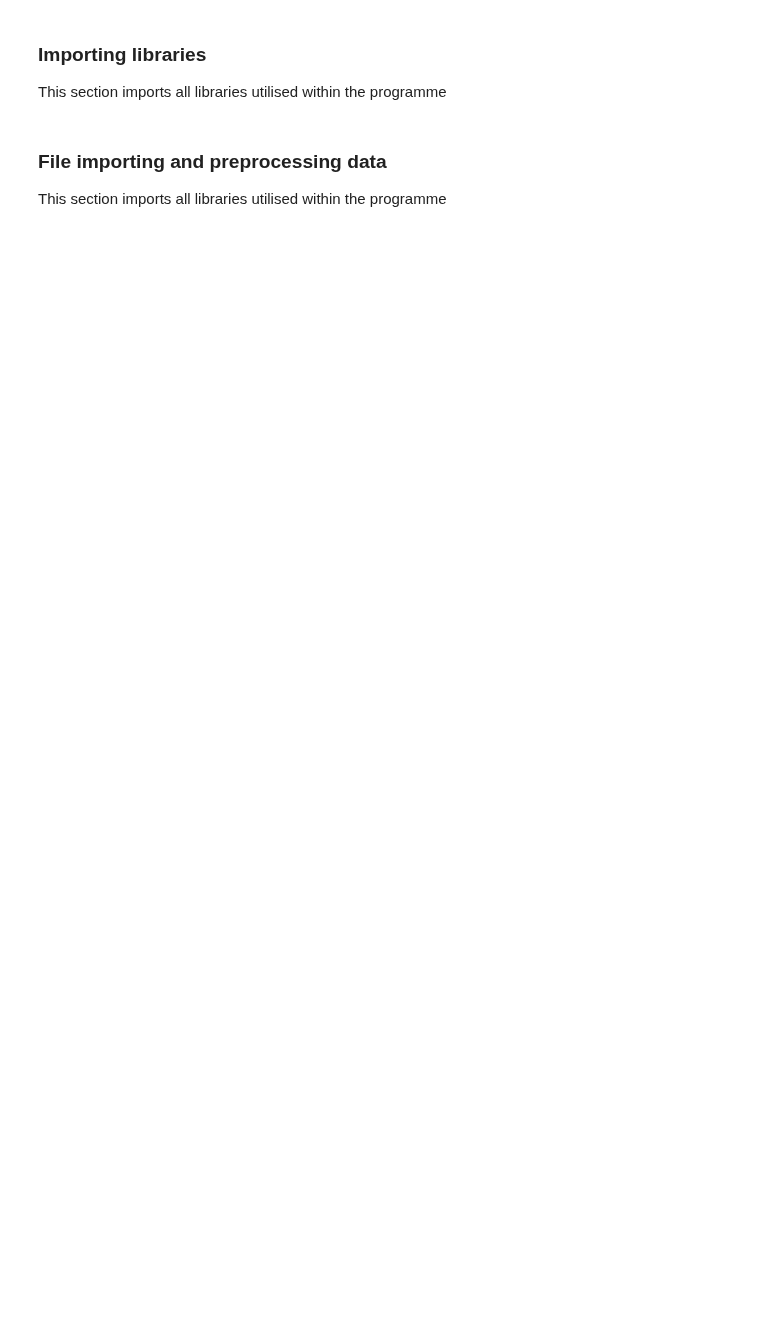
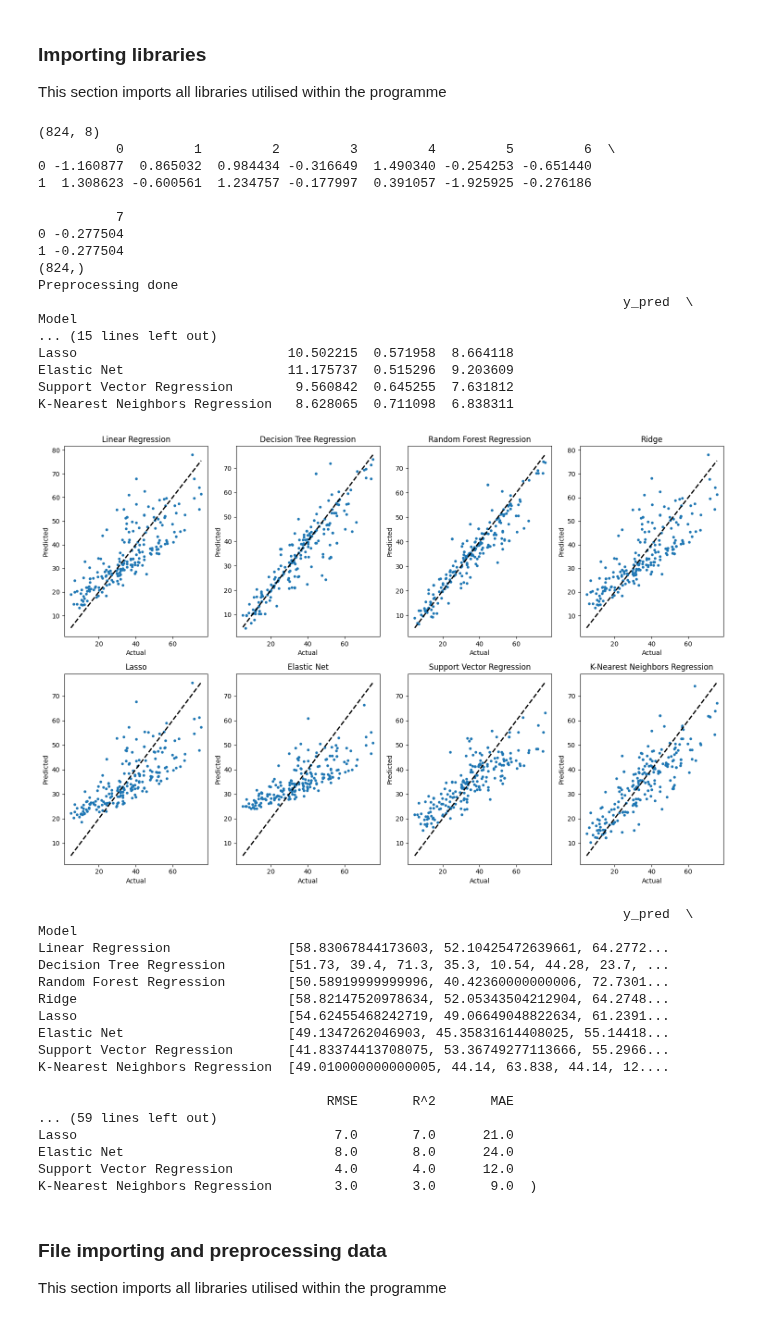
Before and after one commit to 124890/Comp-Challenge---2023-4, a Jupyter notebook: Code.ipynb, the cells around one changed output. Cells and saved outputs as stored; diff of their text form; code cells hidden in the pictures; blank space fills up the shorter version.

```diff
--- a/Code.ipynb
+++ b/Code.ipynb
@@ -14,30 +14,79 @@ from sklearn.pipeline import Pipeline
 from sklearn.impute import SimpleImputer
 
 # Importing necessary libraries for regression models
 from sklearn.linear_model import LinearRegression, Ridge, ElasticNet
 from sklearn.tree import DecisionTreeRegressor
 from sklearn.ensemble import RandomForestRegressor
 
 # Importing necessary libraries for splitting data and calculating metrics
 from sklearn.model_selection import train_test_split
 from sklearn.metrics import r2_score, mean_squared_error, mean_absolute_error
 
 from sklearn.preprocessing import StandardScaler
 from sklearn.linear_model import Lasso
 from sklearn.model_selection import train_test_split
 
 from sklearn.svm import SVR
 from sklearn.model_selection import train_test_split
 from sklearn.metrics import mean_squared_error
 
 #import Knn from sklearn
 from sklearn.neighbors import KNeighborsRegressor
 from math import sqrt
 
 import pandas as pd
 import numpy as np
 from sklearn.model_selection import train_test_split
 from sklearn.linear_model import LinearRegression
 from sklearn.metrics import mean_squared_error
 import matplotlib.pyplot as plt
 from ipywidgets import widgets, interactive
+
+'''Global variables
+    '''
+gMethodDictionary = [('Linear Regression', linear_regression),
+                    ('Decision Tree Regression', decision_tree_regression),
+                    ('Random Forest Regression', random_forest_regression),
+                    ('Ridge', ridge_regression),
+                    ('Lasso', perform_lasso),
+                    ('Elastic Net', elastic_net_regression),
+                    ('Support Vector Regression', perform_svr),
+                    ('K-Nearest Neighbors Regression', perform_knn)]
+
+main()
+# %% [output]
+(824, 8)
+          0         1         2         3         4         5         6  \
+0 -1.160877  0.865032  0.984434 -0.316649  1.490340 -0.254253 -0.651440
+1  1.308623 -0.600561  1.234757 -0.177997  0.391057 -1.925925 -0.276186
+
+          7
+0 -0.277504
+1 -0.277504
+(824,)
+Preprocessing done
+                                                                           y_pred  \
+Model
+... (15 lines left out)
+Lasso                           10.502215  0.571958  8.664118
+Elastic Net                     11.175737  0.515296  9.203609
+Support Vector Regression        9.560842  0.645255  7.631812
+K-Nearest Neighbors Regression   8.628065  0.711098  6.838311
+[figure, added]
+                                                                           y_pred  \
+Model
+Linear Regression               [58.83067844173603, 52.10425472639661, 64.2772...
+Decision Tree Regression        [51.73, 39.4, 71.3, 35.3, 10.54, 44.28, 23.7, ...
+Random Forest Regression        [50.58919999999996, 40.42360000000006, 72.7301...
+Ridge                           [58.82147520978634, 52.05343504212904, 64.2748...
+Lasso                           [54.62455468242719, 49.06649048822634, 61.2391...
+Elastic Net                     [49.1347262046903, 45.35831614408025, 55.14418...
+Support Vector Regression       [41.83374413708075, 53.36749277113666, 55.2966...
+K-Nearest Neighbors Regression  [49.010000000000005, 44.14, 63.838, 44.14, 12....
+
+                                     RMSE       R^2       MAE
+... (59 lines left out)
+Lasso                                 7.0       7.0      21.0
+Elastic Net                           8.0       8.0      24.0
+Support Vector Regression             4.0       4.0      12.0
+K-Nearest Neighbors Regression        3.0       3.0       9.0  )
```
Also changed, not shown: parts of 9 cells of this notebook.
